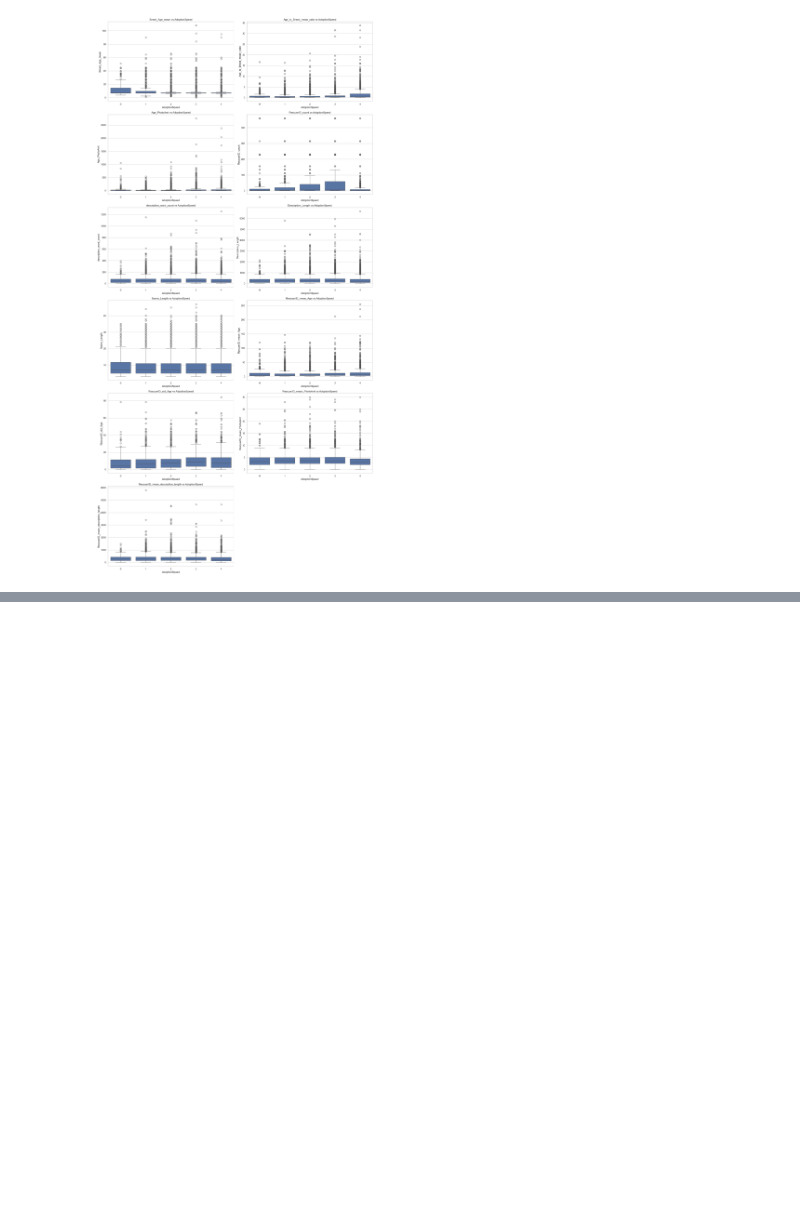
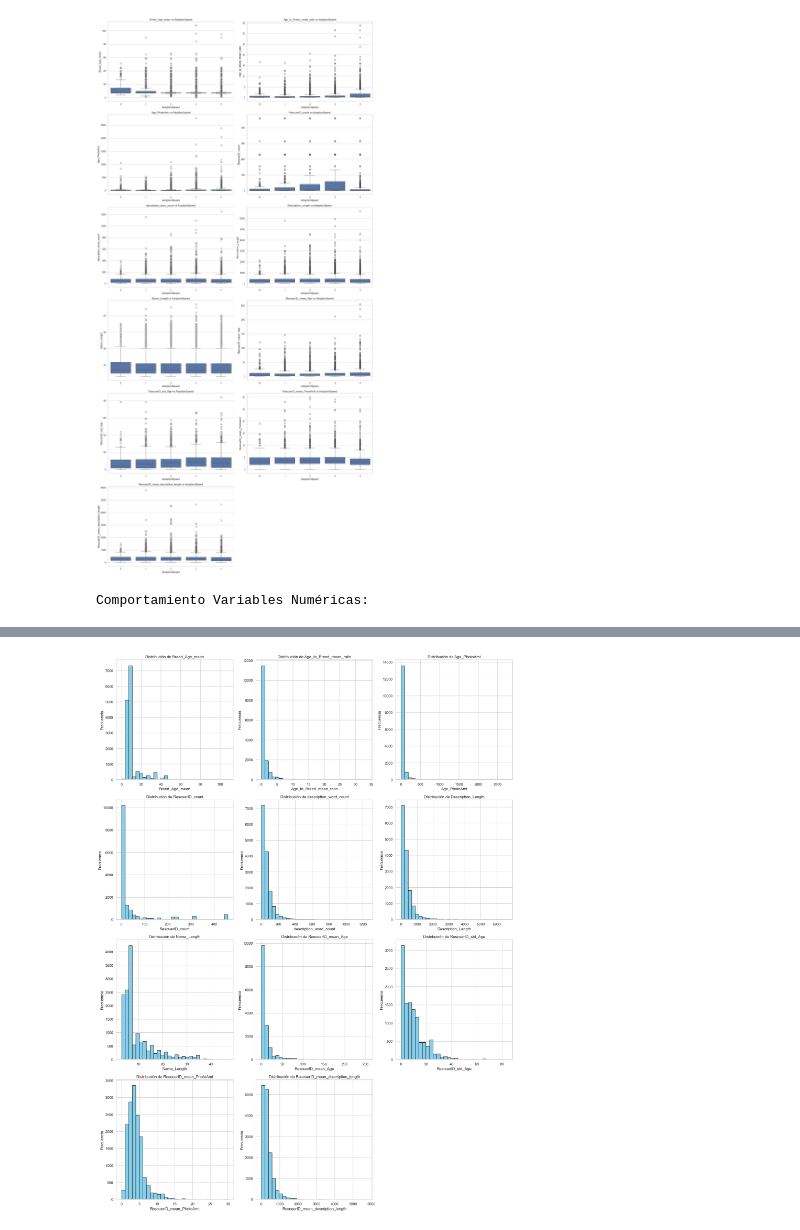
Before and after one commit to fechhh/laboII, a Jupyter notebook: EDA/eda_manual.ipynb, the cells around one changed output, grey strips where cells are left out. Saved outputs shown, nothing was run; the diff lists cells and outputs as text; code cells hidden in the pictures; blank space fills up the shorter version.

```diff
--- a/EDA/eda_manual.ipynb
+++ b/EDA/eda_manual.ipynb
@@ -465,3 +465,7 @@ FE_cols=[
 run_eda(dataset_orig, FE_cols, categorical_cols, "relacion variables numericas con respuesta")
 # %% [output]
 [figure]
+# %%
+run_eda(dataset_orig, FE_cols, categorical_cols,"distribucion variables numericas")
+# %% [output]
+Comportamiento Variables Numéricas:
@@ -467,0 +481 @@ run_eda(dataset_orig, FE_cols, categorical_cols, "relacion variables numericas c
+[figure, added]
```
Also changed, not shown: parts of 4 cells of this notebook.
